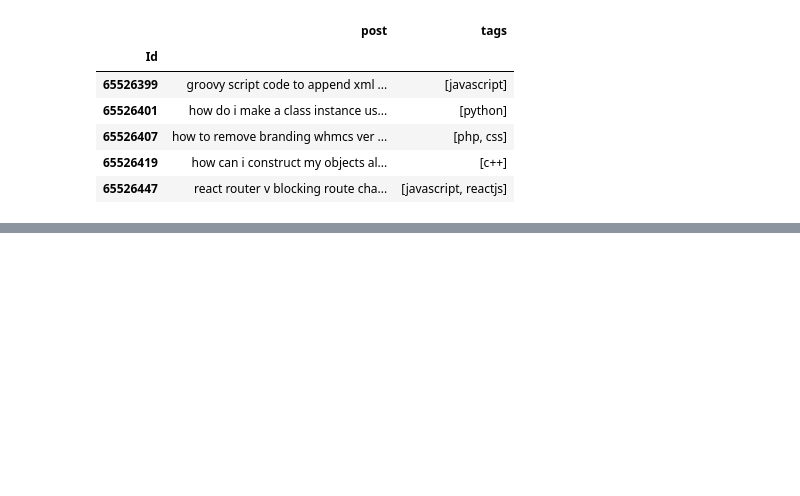
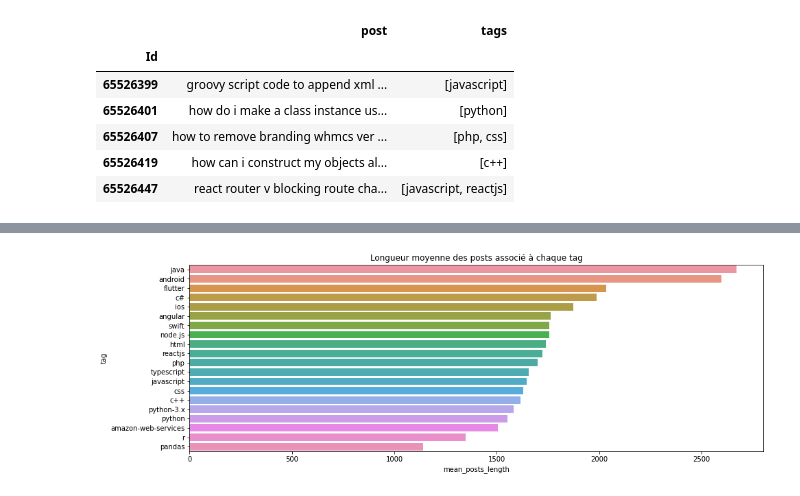
Before and after one commit to felanbi/Projet-OC-Categoriser-automatiquement-des-questions, a Jupyter notebook: P5_01_notebookexploration.ipynb, the cells around one changed output, grey strips where cells are left out. Cells and saved outputs as stored; diff of their text form; code cells hidden in the pictures; blank space fills up the shorter version.

```diff
--- a/P5_01_notebookexploration.ipynb
+++ b/P5_01_notebookexploration.ipynb
@@ -284,0 +231,30 @@ tfidf_data.head()
+# %%
+mlb = MultiLabelBinarizer()
+df_tmp_tmp = pd.DataFrame(data = mlb.fit_transform(df.tags.to_list()),
+                          columns = mlb.classes_)
+
+tags = []
+mean_posts_length = []
+
+for tag in mlb.classes_.tolist():
+    df_tmp = df.copy()
+    df_tmp.loc[:,tag] = df_tmp_tmp[tag].values
+    df_tmp = df_tmp[df_tmp[tag] == 1]
+
+    tags.append(tag)
+    mean_posts_length.append(int(df_tmp.post.map(len).mean()))
+
+    df_tmp.drop(columns = [tag], inplace = True)
+
+df_dist_tmp = pd.DataFrame(data = zip(tags, mean_posts_length),
+                           columns = ["tag", "mean_posts_length"])
+df_dist_tmp.sort_values(by = "mean_posts_length", ascending = False, inplace = True)
+
+plt.figure(figsize = (15, 5))
+plt.title(f"Longueur moyenne des posts associé à chaque tag")
+sns.barplot(data = df_dist_tmp,
+            y = "tag",
+            x = "mean_posts_length")
+plt.show()
+# %% [output]
+[figure, added]
```
Also changed, not shown: parts of 12 cells of this notebook.
